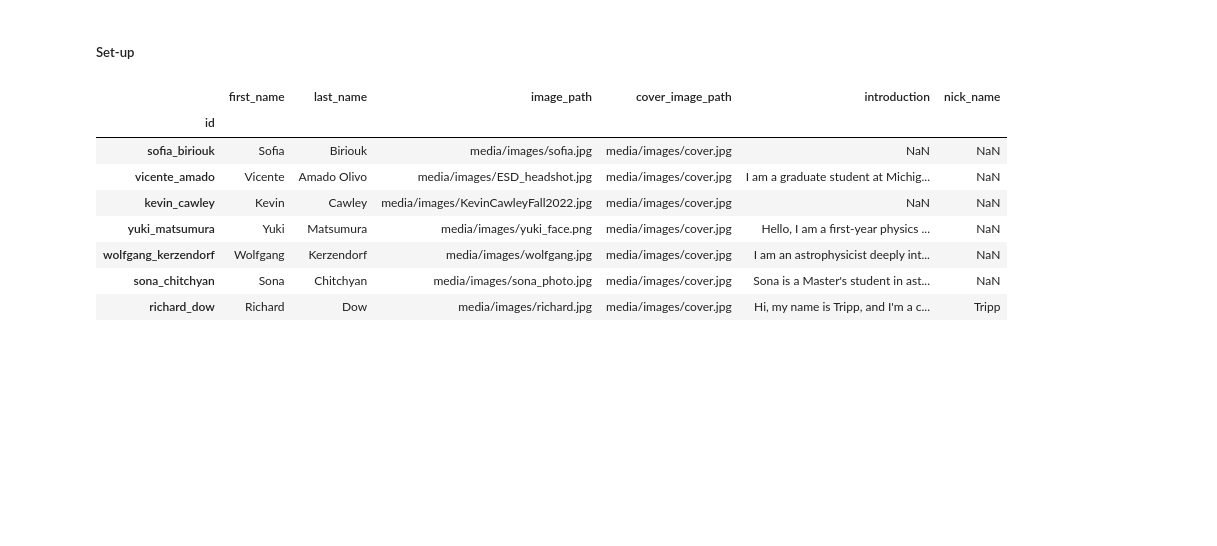
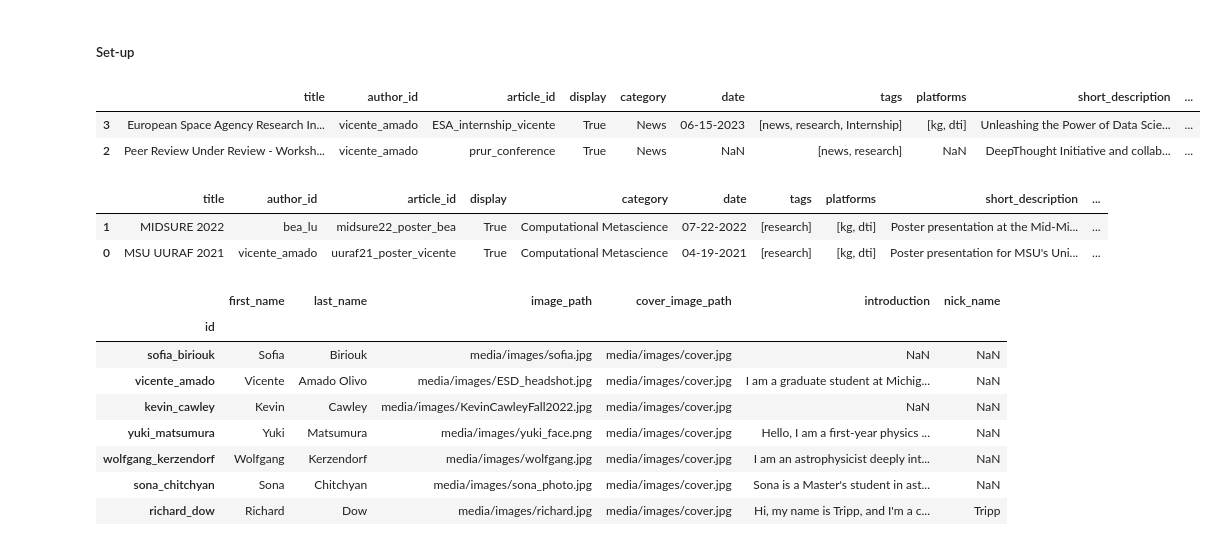
Before and after one commit to deepthought-initiative/dtiwebsite_generator, a Jupyter notebook: notebooks/create_htmls.ipynb, the cells around one changed output. Drawn from its saved outputs; the diff is of its cells as text; code cells hidden in the pictures; blank space fills up the shorter version.

Commit message:
Reading member data into dataframes

```diff
--- a/notebooks/create_htmls.ipynb
+++ b/notebooks/create_htmls.ipynb
@@ -209,3 +194,34 @@ create_page("contact.html.j2", "Contact.html", general=general, contact=contact)
+# %%
+CONTENT_DIR_PATH = WEBSITE_DATA_PATH / "content"
+article_content_list = []
+
+for content_file_name in CONTENT_DIR_PATH.iterdir():
+    with open(content_file_name, 'r') as fcontent:
+        article_content = json.load(fcontent)
+    article_content_list.append(article_content)
+article_content_df = pd.DataFrame(article_content_list)
+news_content_df = article_content_df[
+    (article_content_df["category"] == "News")
+    | (
+        article_content_df["tags"].apply(
+            lambda x: "news" in x if isinstance(x, list) else False
+        )
+    )
+].sort_values(by=["date"], ascending=[False])
+news_content_df
+# %% [output]
+|  | title | author_id | article_id | display | category | date | tags | platforms | short_description | ... |
+| 3 | European Space Agency Research In... | vicente_amado | ESA_internship_vicente | True | News | 06-15-2023 | [news, research, Internship] | [kg, dti] | Unleashing the Power of Data Scie... | ... |
+| 2 | Peer Review Under Review - Worksh... | vicente_amado | prur_conference | True | News | NaN | [news, research] | NaN | DeepThought Initiative and collab... | ... |
+# %%
+research_content_df = article_content_df[article_content_df["category"] != "News"].sort_values(
+    by=["category", "date"], ascending=[True, False]
+)
+research_content_df
+# %% [output]
+|  | title | author_id | article_id | display | category | date | tags | platforms | short_description | ... |
+| 1 | MIDSURE 2022 | bea_lu | midsure22_poster_bea | True | Computational Metascience | 07-22-2022 | [research] | [kg, dti] | Poster presentation at the Mid-Mi... | ... |
+| 0 | MSU UURAF 2021 | vicente_amado | uuraf21_poster_vicente | True | Computational Metascience | 04-19-2021 | [research] | [kg, dti] | Poster presentation for MSU's Uni... | ... |
 # %%
 # Reading info.json
 MEMBERS_DIR = Path("../../group-data/members")
```
Also changed, not shown: parts of 3 cells of this notebook.
